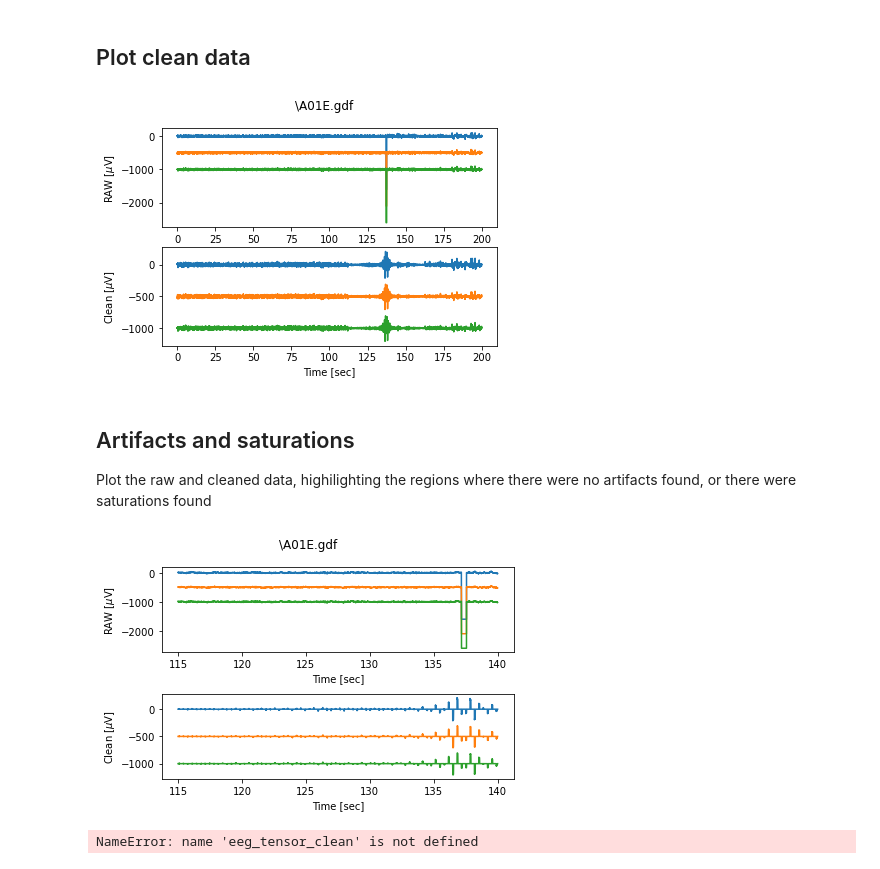
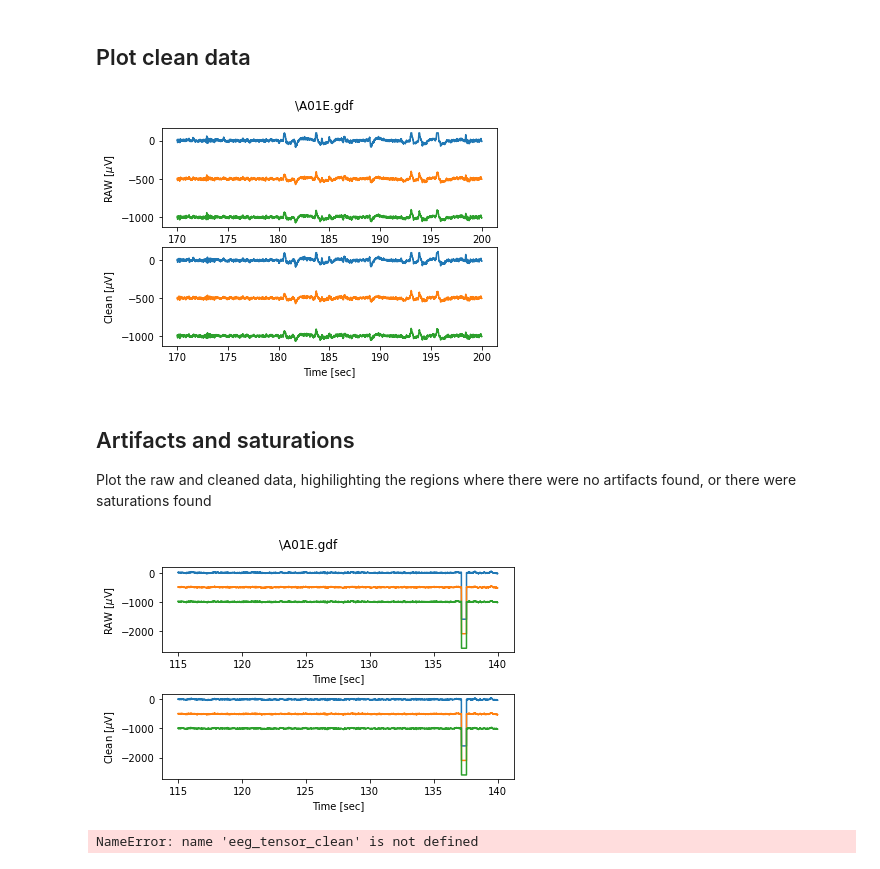
Before and after one commit to danielcomaduran/SSVEP_ART, a Jupyter notebook: 07_BCI_IV_dataset.ipynb, the cells around one changed output. Drawn from its saved outputs; the diff is of its cells as text; code cells hidden in the pictures.

```diff
--- a/07_BCI_IV_dataset.ipynb
+++ b/07_BCI_IV_dataset.ipynb
@@ -95,7 +95,7 @@ for file in files:
 
     for w in range(n_windows):
         [eeg_tensor_clean[:,:,w], artifact_found[:,w], saturation_found[:,w]] = art.remove_eyeblinks_cpu(eeg_tensor_raw[:,:,w], srate,
-                                                                                                        window_length=0.3, ssa_threshold=0.03)
+                                                                                                        window_length=0.5, n_clusters=10)
 
     eeg_clean = np.reshape(eeg_tensor_clean, (n_chans,-1))  # Reshape data to its original shape
 
@@ -105,35 +105,35 @@ for file in files:
 # %%
 #%% Enable to plot raw data
 plot_raw = True
 chans_plot = np.arange(3)   # Choose channels to plot
-start = int(srate*0)  # Time to start plot
+start = int(srate*170)  # Time to start plot
                         # int(srate*sec) = sec second to start
                         # 0 = first sample
 stop = int(srate*200)   # Time to end plot
                         # int(srate*sec) = sec second to end
                         # -1 = last sample
 
 if plot_raw:
     for file in files:
         fig, ax = plt.subplots(2,1)
         for chan in chans_plot:
             # ax[0].plot(time_vect, eeg_raw[chan,:]*1e6 - chan*500)
             ax[0].plot(time_vect[start:stop], eeg_raw[chan,start:stop]*1e6 - chan*500)
             ax[0].set_ylabel("RAW [$\mu$V]")
             ax[0].set_xlabel("Time [sec]")
 
             # ax[1].plot(time_vect, eeg_clean[chan,:]*1e6 - chan*500)
             ax[1].plot(time_vect[start:stop], eeg_clean[chan,start:stop]*1e6 - chan*500)
             # ax[1].plot(eeg_clean[chan,start:stop]*1e6 - chan*500)
 
             ax[1].set_xlabel("Time [sec]")
             ax[1].set_ylabel("Clean [$\mu$V]")
 
             fig.suptitle(file)
 
         plt.show()
 # %% [output]
-[figure, old version]
+[figure, new version]
 # %% [markdown]
 ## Artifacts and saturations
 
@@ -203,7 +203,7 @@ if plot_raw:
 
         plt.tight_layout()
 # %% [output]
-[figure, old version]
+[figure, new version]
 # %%
 a = eeg_raw[:,start:stop]
 d = eeg_clean[:,start:stop]
```
Also changed, not shown: 4 other files.
